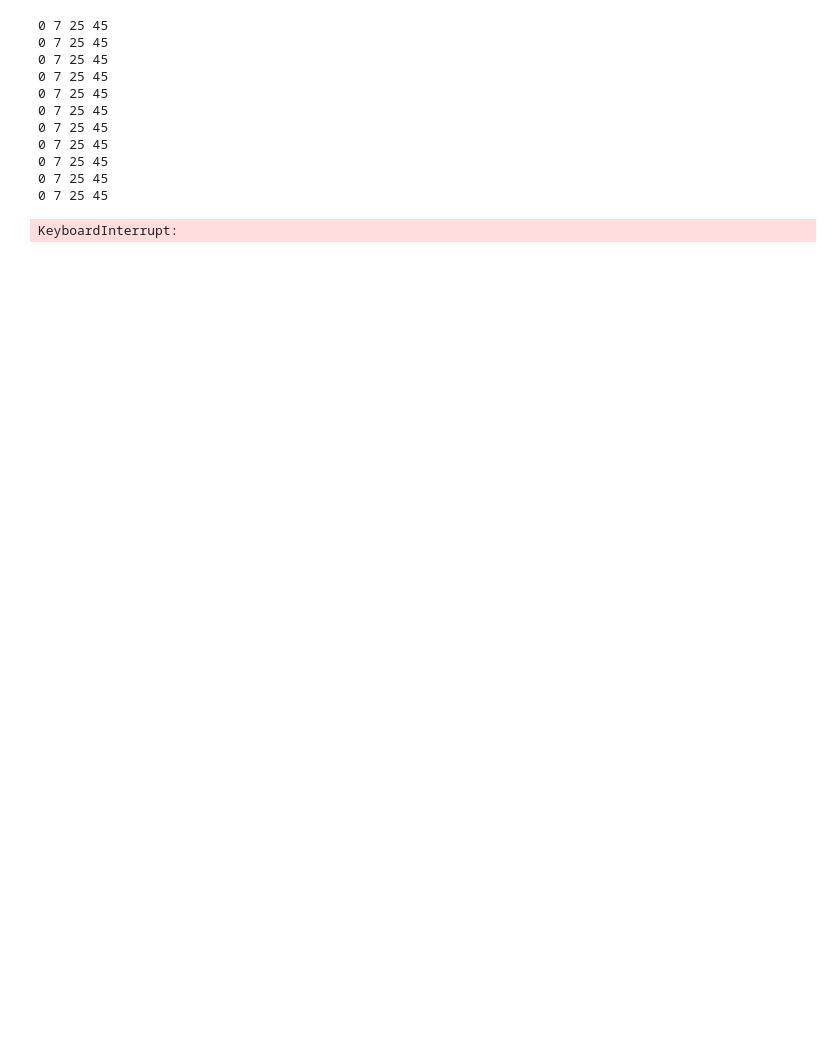
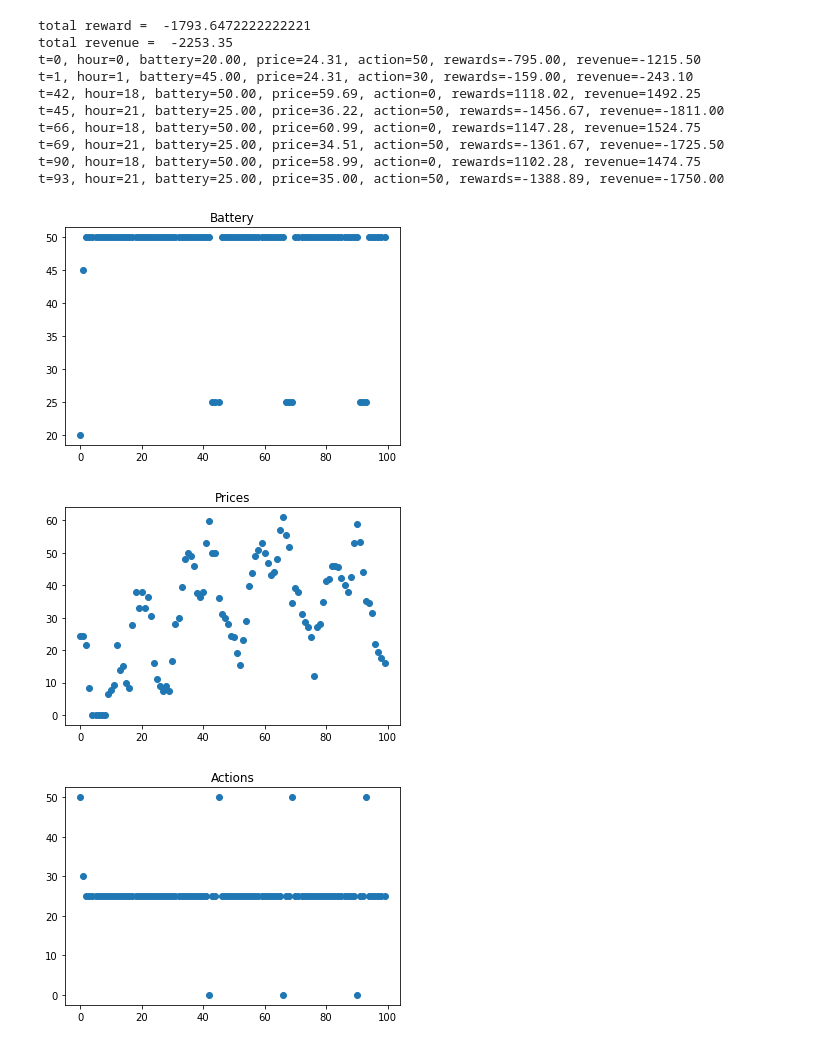
Before and after one commit to andpuc23/PoRL, a Jupyter notebook: main.ipynb, the cells around one changed output. Drawn from its saved outputs; the diff is of its cells as text; code cells hidden in the pictures; blank space fills up the shorter version.

Commit message:
plotted cumulative rewards, printed some actions to give insight

```diff
--- a/main.ipynb
+++ b/main.ipynb
@@ -14,7 +14,13 @@ def print_func(battery, prices, actions, rewards, revenues):
     '''
 
     print('total reward = ', sum(rewards))
-    print('total revenue = ', sum(revenue))
+    print('total revenue = ', sum(revenues))
+
+    for i in range(len(battery)):
+        if actions[i]!=25:
+            hour = i%24
+            print('t=%d, hour=%d, battery=%.2f, price=%.2f, action=%d, rewards=%.2f, revenue=%.2f'%(i, hour, battery[i], prices[i], actions[i], rewards[i], revenues[i]))
+
     return
 
 def plot_func(battery, prices, actions, rewards, revenues):
@@ -37,8 +43,14 @@ def plot_func(battery, prices, actions, rewards, revenues):
     plt.title('Actions')
     plt.show()
 
+
     plt.scatter(x, rewards)
     plt.title('Rewards')
+    plt.show()
+
+    rewards = np.array(rewards)
+    plt.scatter(x, np.cumsum(rewards))
+    plt.title('Cumulative rewards')
     plt.show()
 
     '''plt.scatter(x, revenues)
@@ -73,25 +85,27 @@ def learn(env, model, t_max):
 
         i+=1
 
+    print_func(battery, prices, actions, rewards, revenues)
     plot_func(battery, prices, actions, rewards, revenues)
 
     return
 # %%
 env = Environment(data)
 model = BaselineModel(test_data)
-t_max = 10000
+t_max = 100
 
 learn(env, model, t_max)
 # %% [output]
-0 7 25 45
-0 7 25 45
-0 7 25 45
-0 7 25 45
-0 7 25 45
-0 7 25 45
-0 7 25 45
-0 7 25 45
-0 7 25 45
-0 7 25 45
-0 7 25 45
+total reward =  -1793.6472222222221
+total revenue =  -2253.35
+t=0, hour=0, battery=20.00, price=24.31, action=50, rewards=-795.00, revenue=-1215.50
+t=1, hour=1, battery=45.00, price=24.31, action=30, rewards=-159.00, revenue=-243.10
+t=42, hour=18, battery=50.00, price=59.69, action=0, rewards=1118.02, revenue=1492.25
+t=45, hour=21, battery=25.00, price=36.22, action=50, rewards=-1456.67, revenue=-1811.00
+t=66, hour=18, battery=50.00, price=60.99, action=0, rewards=1147.28, revenue=1524.75
+t=69, hour=21, battery=25.00, price=34.51, action=50, rewards=-1361.67, revenue=-1725.50
+t=90, hour=18, battery=50.00, price=58.99, action=0, rewards=1102.28, revenue=1474.75
+t=93, hour=21, battery=25.00, price=35.00, action=50, rewards=-1388.89, revenue=-1750.00
-KeyboardInterrupt:
+[figure, added]
+[figure, added]
+[figure, added]
```
Also changed, not shown: parts of 1 cell of this notebook.
